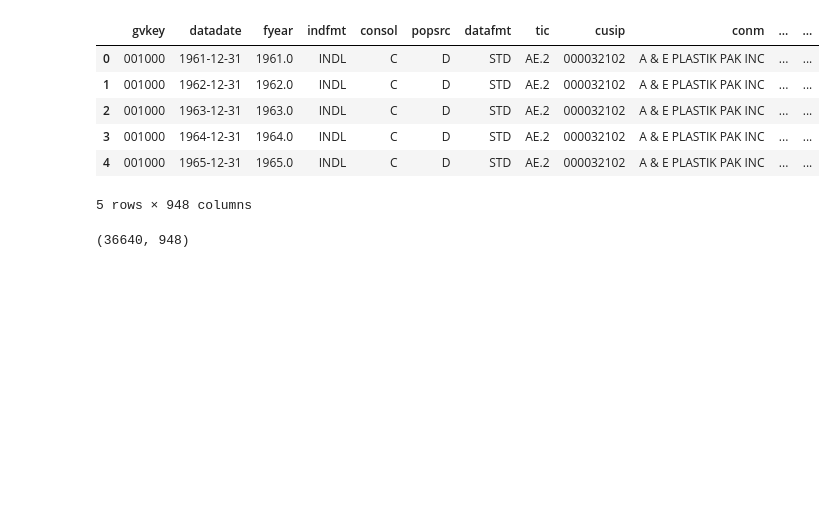
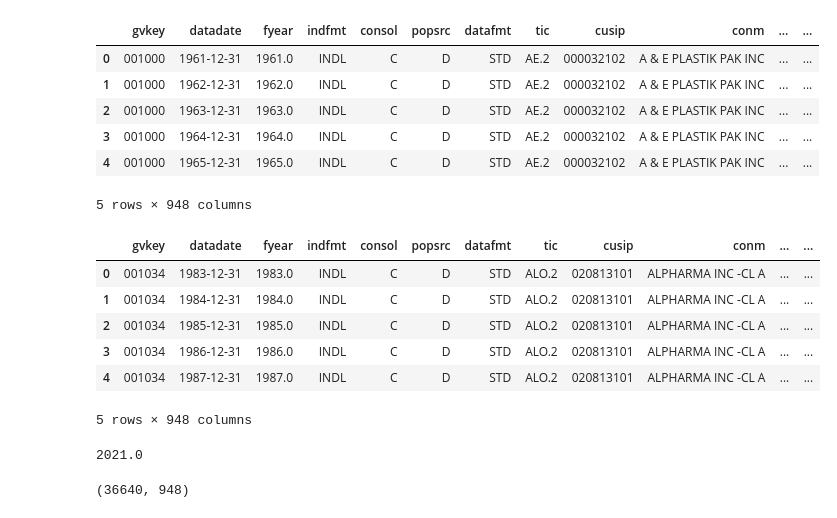
Before and after one commit to PeterHuGC/Imperial_Dissertation_Research, a Jupyter notebook: 2.Initial_Graph_Building/4.WRDS_data_mapping.ipynb, the cells around one changed output. Drawn from its saved outputs; the diff is of its cells as text; code cells hidden in the pictures; blank space fills up the shorter version.

```diff
--- a/2.Initial_Graph_Building/4.WRDS_data_mapping.ipynb
+++ b/2.Initial_Graph_Building/4.WRDS_data_mapping.ipynb
@@ -294,3 +298,17 @@ compustat_funda_df = conn.raw_sql("""select fa.*
                         on fa.gvkey = cp.gvkey
                 where cp.sic in ('8731', '8733', '2833', '2834', '2835', '2836') and cp.loc = 'USA';
               """)
+# %%
+compustat_funda_df.head()
+# %% [output]
+|  | gvkey | datadate | fyear | indfmt | consol | popsrc | datafmt | tic | cusip | conm | ... | ... |
+| 0 | 001034 | 1983-12-31 | 1983.0 | INDL | C | D | STD | ALO.2 | 020813101 | ALPHARMA INC -CL A | ... | ... |
+| 1 | 001034 | 1984-12-31 | 1984.0 | INDL | C | D | STD | ALO.2 | 020813101 | ALPHARMA INC -CL A | ... | ... |
+| 2 | 001034 | 1985-12-31 | 1985.0 | INDL | C | D | STD | ALO.2 | 020813101 | ALPHARMA INC -CL A | ... | ... |
+| 3 | 001034 | 1986-12-31 | 1986.0 | INDL | C | D | STD | ALO.2 | 020813101 | ALPHARMA INC -CL A | ... | ... |
+| 4 | 001034 | 1987-12-31 | 1987.0 | INDL | C | D | STD | ALO.2 | 020813101 | ALPHARMA INC -CL A | ... | ... |
+5 rows × 948 columns
+# %%
+compustat_funda_df["fyear"].max()
+# %% [output]
+2021.0
```
Also changed, not shown: parts of 10 cells of this notebook, 4 other files.
